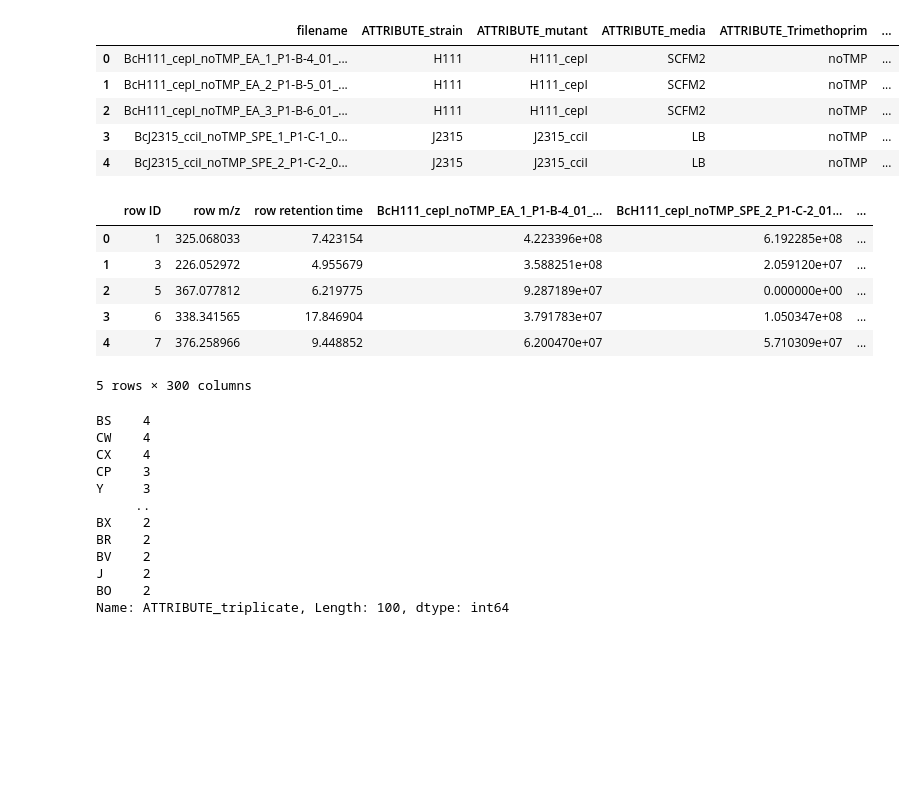
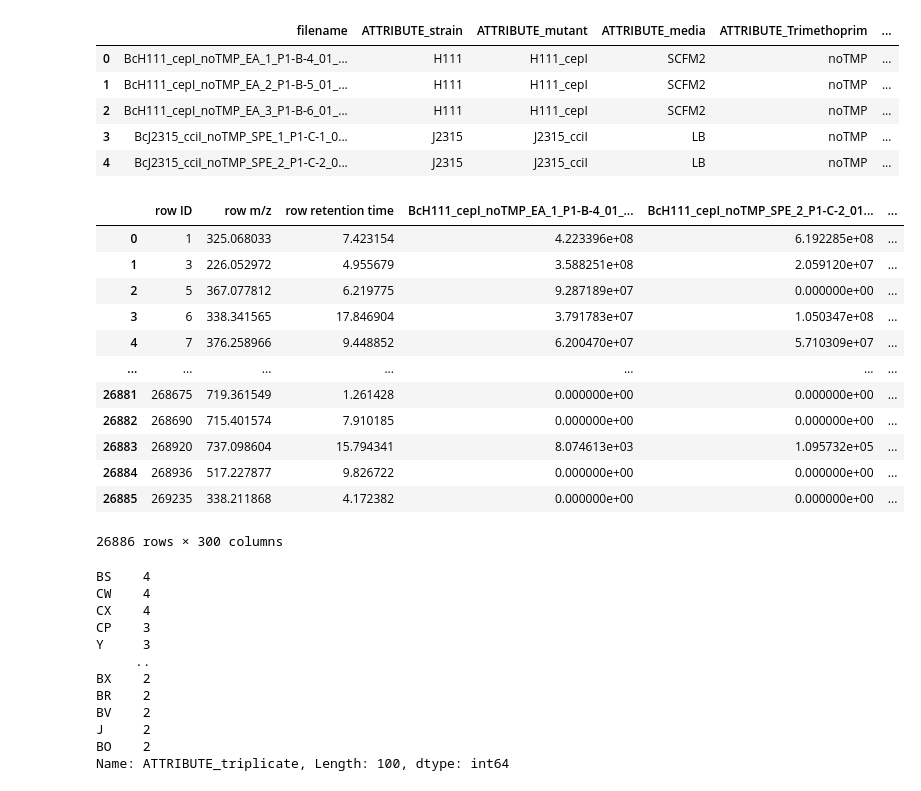
Before and after one commit to computational-chemical-biology/basic_data_manipulation, a Jupyter notebook: notebooks/filter_consistent_features.ipynb, the cells around one changed output. Cells and saved outputs as stored; diff of their text form; code cells hidden in the pictures; blank space fills up the shorter version.

```diff
--- a/notebooks/filter_consistent_features.ipynb
+++ b/notebooks/filter_consistent_features.ipynb
@@ -34,15 +34,21 @@ meta.head()
 # %%
 # Cada amostra tem uma coluna, com a quantidade detectada
 # de cada metabóólito (m/z e retention time)
-feat.head()
+feat
 # %% [output]
 |  | row ID | row m/z | row retention time | BcH111_cepI_noTMP_EA_1_P1-B-4_01_... | BcH111_cepI_noTMP_SPE_2_P1-C-2_01... | ... |
 | 0 | 1 | 325.068033 | 7.423154 | 4.223396e+08 | 6.192285e+08 | ... |
 | 1 | 3 | 226.052972 | 4.955679 | 3.588251e+08 | 2.059120e+07 | ... |
 | 2 | 5 | 367.077812 | 6.219775 | 9.287189e+07 | 0.000000e+00 | ... |
 | 3 | 6 | 338.341565 | 17.846904 | 3.791783e+07 | 1.050347e+08 | ... |
 | 4 | 7 | 376.258966 | 9.448852 | 6.200470e+07 | 5.710309e+07 | ... |
+| ... | ... | ... | ... | ... | ... | ... |
+| 26881 | 268675 | 719.361549 | 1.261428 | 0.000000e+00 | 0.000000e+00 | ... |
+| 26882 | 268690 | 715.401574 | 7.910185 | 0.000000e+00 | 0.000000e+00 | ... |
+| 26883 | 268920 | 737.098604 | 15.794341 | 8.074613e+03 | 1.095732e+05 | ... |
+| 26884 | 268936 | 517.227877 | 9.826722 | 0.000000e+00 | 0.000000e+00 | ... |
+| 26885 | 269235 | 338.211868 | 4.172382 | 0.000000e+00 | 0.000000e+00 | ... |
-5 rows × 300 columns
+26886 rows × 300 columns
 # %%
 # Coluna informando que amostras representam repetições
 meta['ATTRIBUTE_triplicate'].value_counts()
```
Also changed, not shown: parts of 2 cells of this notebook.
